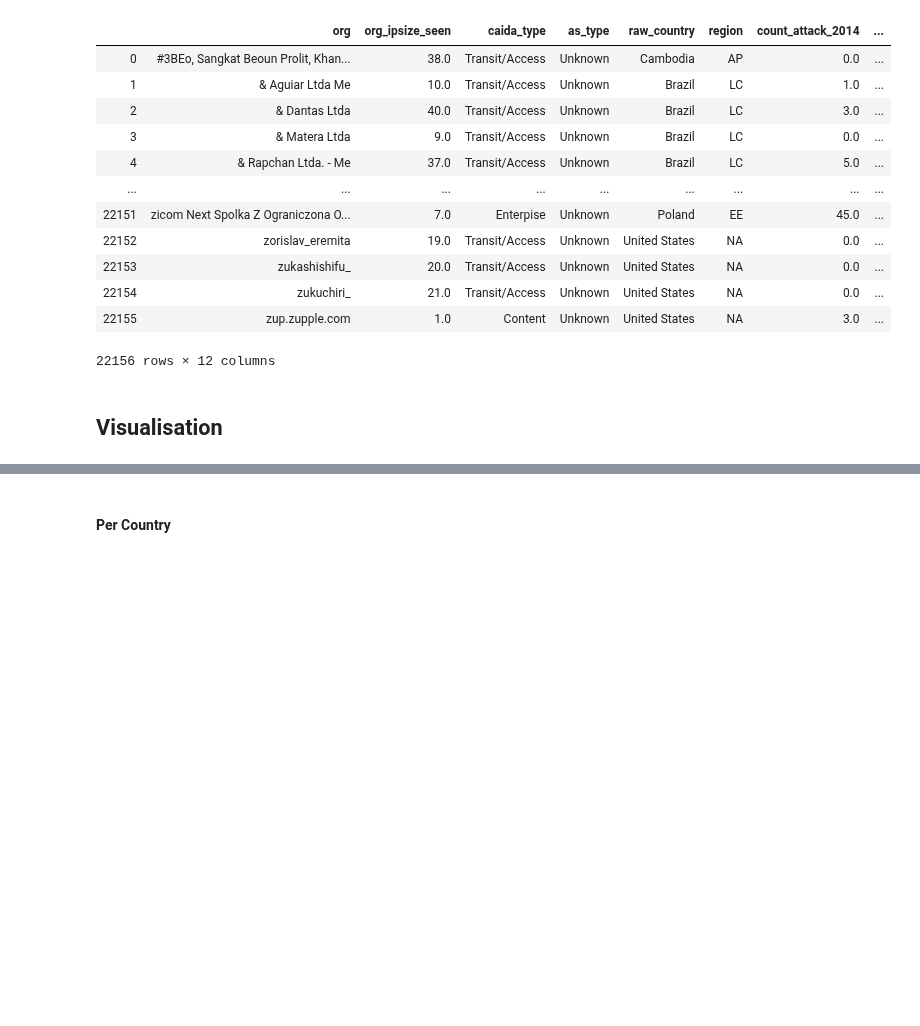
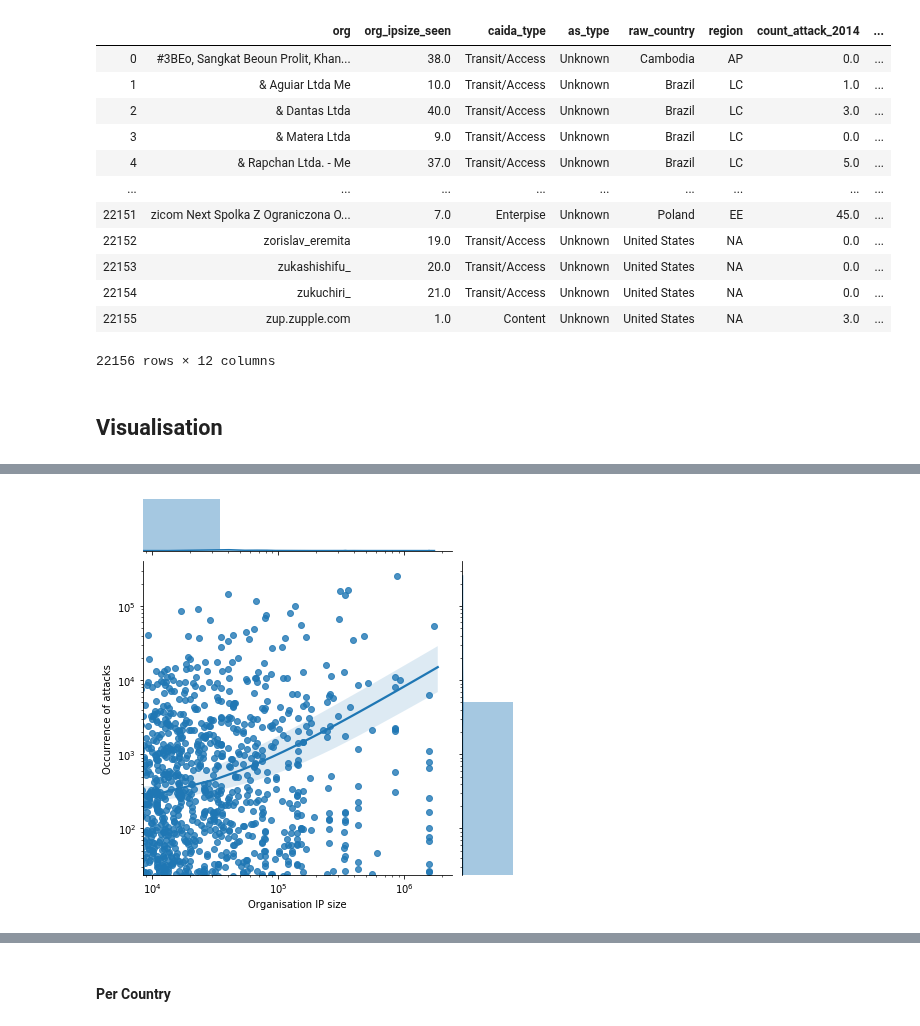
Before and after one commit to WKSu/WM0824TU-economics-of-cybersecurity-DDoS, a Jupyter notebook: block4-SecurityEconomics/hosting-provider-org.ipynb, the cells around one changed output, grey strips where cells are left out. Cells and saved outputs as stored; diff of their text form; code cells hidden in the pictures; blank space fills up the shorter version.

```diff
--- a/block4-SecurityEconomics/hosting-provider-org.ipynb
+++ b/block4-SecurityEconomics/hosting-provider-org.ipynb
@@ -196,0 +198,9 @@ Name: org_ipsize_seen, dtype: float64
+# %%
+# regression and kernel density fits
+g = (sns.jointplot(x="org_ipsize_seen", y="count_attack", data=orgs, kind="reg")
+        .set_axis_labels("Organisation IP size", "Occurrence of attacks"))
+
+g.ax_joint.set_xscale('log')
+g.ax_joint.set_yscale('log')
+# %% [output]
+[figure, added]
```
Also changed, not shown: parts of 13 cells of this notebook.
